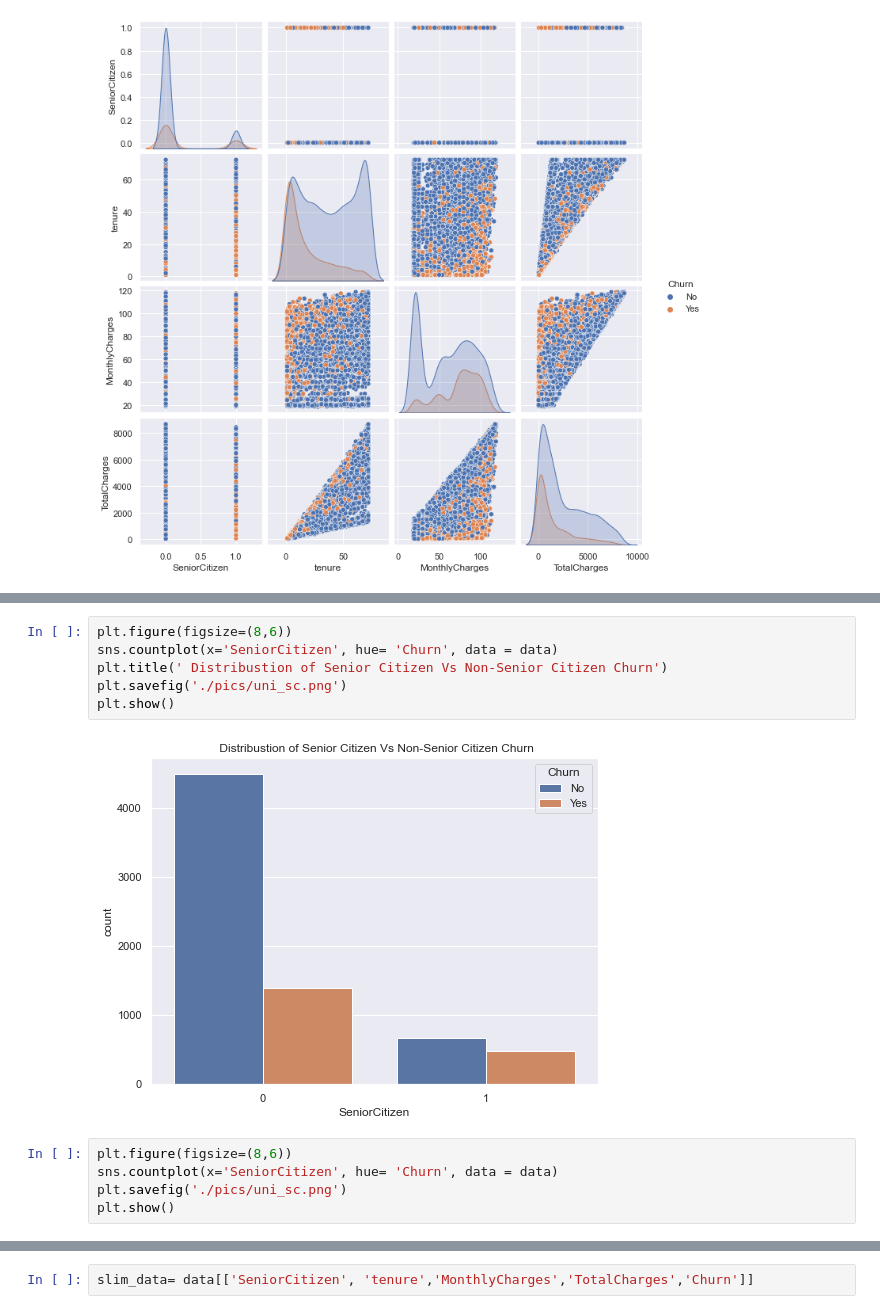
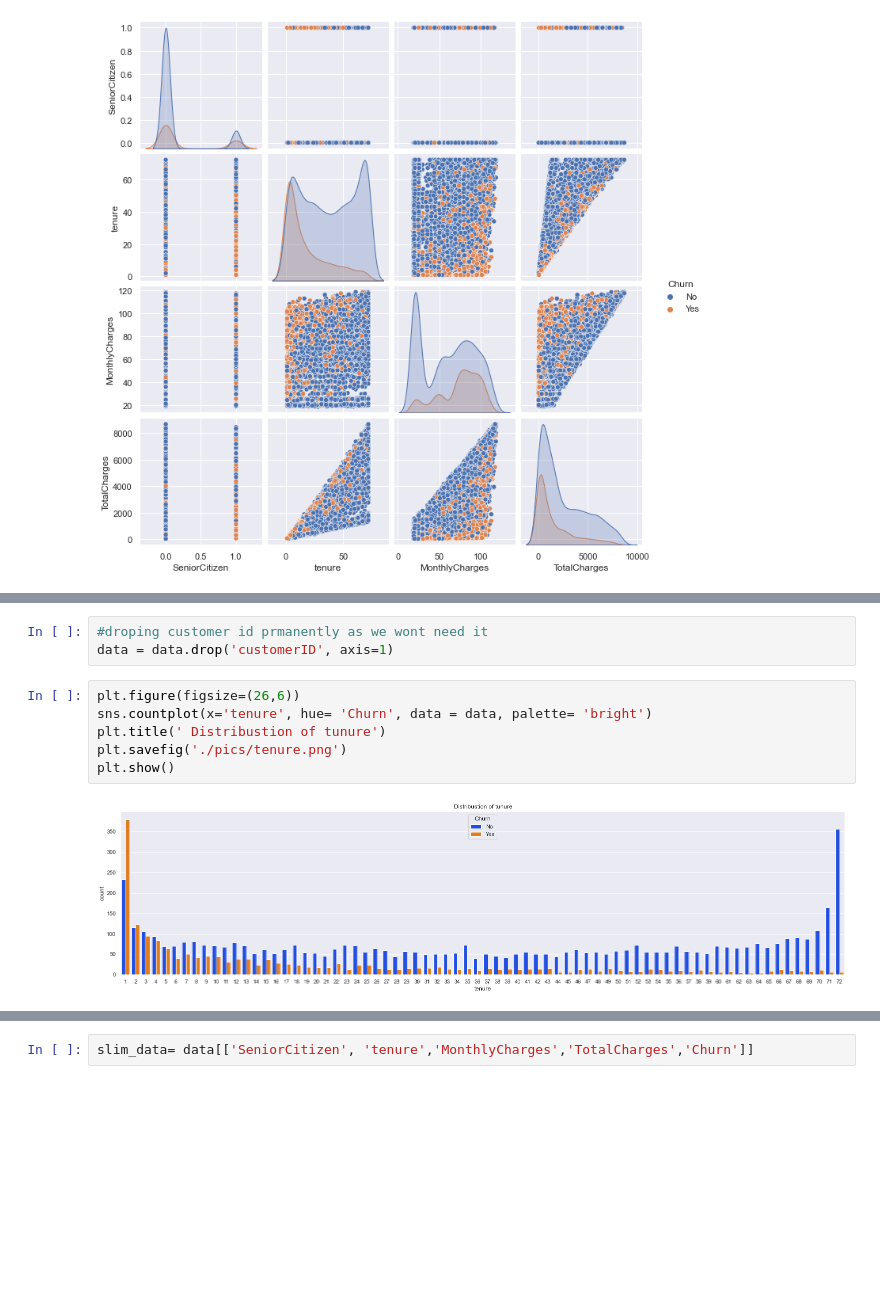
Before and after one commit to dranreb1660/customer-churn-project, a Jupyter notebook: customer_churn.ipynb, the cells around one changed output, grey strips where cells are left out. Cells and saved outputs as stored; diff of their text form; blank space fills up the shorter version.

```diff
--- a/customer_churn.ipynb
+++ b/customer_churn.ipynb
@@ -182,13 +181,11 @@ plt.show()
-# %%
-plt.figure(figsize=(8,6))
-sns.countplot(x='SeniorCitizen', hue= 'Churn', data = data)
-plt.title(' Distribustion of Senior Citizen Vs Non-Senior Citizen Churn')
-plt.savefig('./pics/uni_sc.png')
-plt.show()
-# %% [output]
-[figure, removed]
-# %%
-plt.figure(figsize=(8,6))
-sns.countplot(x='SeniorCitizen', hue= 'Churn', data = data)
-plt.savefig('./pics/uni_sc.png')
-plt.show()
+# %%
+#droping customer id prmanently as we wont need it
+data = data.drop('customerID', axis=1)
+# %%
+plt.figure(figsize=(26,6))
+sns.countplot(x='tenure', hue= 'Churn', data = data, palette= 'bright')
+plt.title(' Distribustion of tunure')
+plt.savefig('./pics/tenure.png')
+plt.show()
+# %% [output]
+[figure, added]
```
Also changed, not shown: parts of 105 cells of this notebook, 4 other files.
